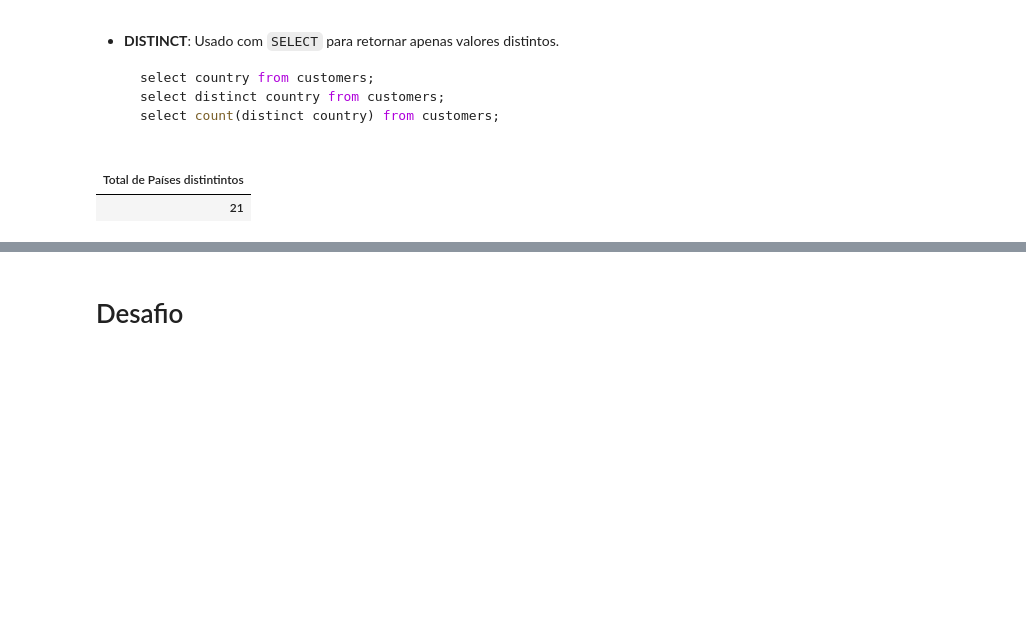
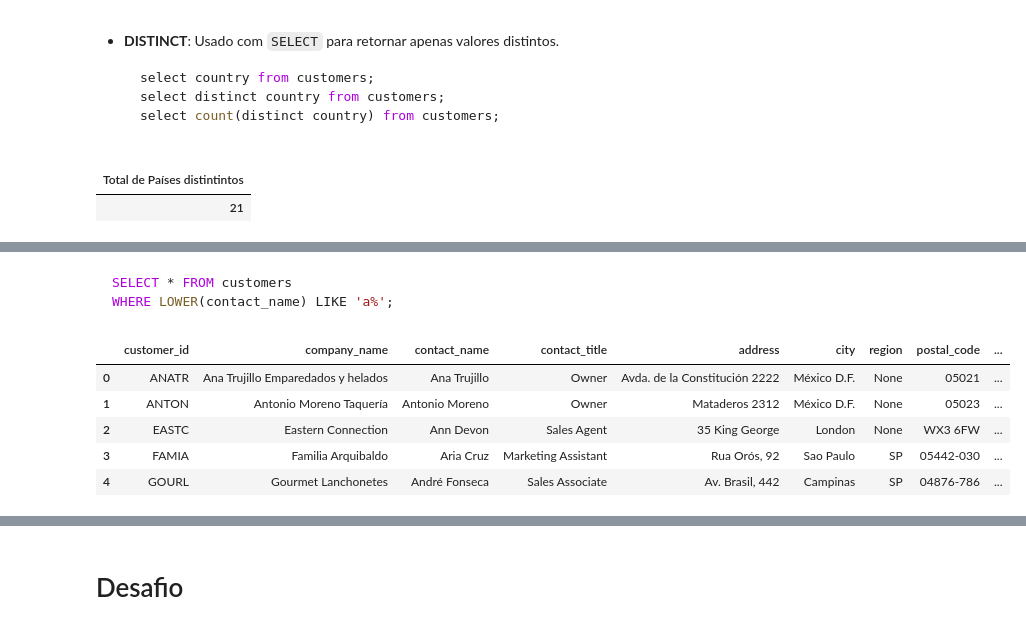
Before and after one commit to Jcnok/bootcamp-jornada-de-dados_2024, a Jupyter notebook: bootcamp-SQL-e-analytics/aula_2/notebook/aula_02.ipynb, the cells around one changed output, grey strips where cells are left out. Saved outputs shown, nothing was run; the diff lists cells and outputs as text; code cells hidden in the pictures; blank space fills up the shorter version.

````diff
--- a/bootcamp-SQL-e-analytics/aula_2/notebook/aula_02.ipynb
+++ b/bootcamp-SQL-e-analytics/aula_2/notebook/aula_02.ipynb
@@ -524,0 +465,17 @@ GROUP BY order_id;
+# %% [markdown]
+```sql
+SELECT * FROM customers
+WHERE LOWER(contact_name) LIKE 'a%';
+```
+# %%
+query = '''
+SELECT * FROM customers WHERE LOWER(contact_name) LIKE 'a%' LIMIT 5
+'''
+pd.read_sql(query, conn)
+# %% [output]
+|  | customer_id | company_name | contact_name | contact_title | address | city | region | postal_code | ... |
+| 0 | ANATR | Ana Trujillo Emparedados y helados | Ana Trujillo | Owner | Avda. de la Constitución 2222 | México D.F. | None | 05021 | ... |
+| 1 | ANTON | Antonio Moreno Taquería | Antonio Moreno | Owner | Mataderos 2312 | México D.F. | None | 05023 | ... |
+| 2 | EASTC | Eastern Connection | Ann Devon | Sales Agent | 35 King George | London | None | WX3 6FW | ... |
+| 3 | FAMIA | Familia Arquibaldo | Aria Cruz | Marketing Assistant | Rua Orós, 92 | Sao Paulo | SP | 05442-030 | ... |
+| 4 | GOURL | Gourmet Lanchonetes | André Fonseca | Sales Associate | Av. Brasil, 442 | Campinas | SP | 04876-786 | ... |
````
Also changed, not shown: parts of 49 cells of this notebook.
